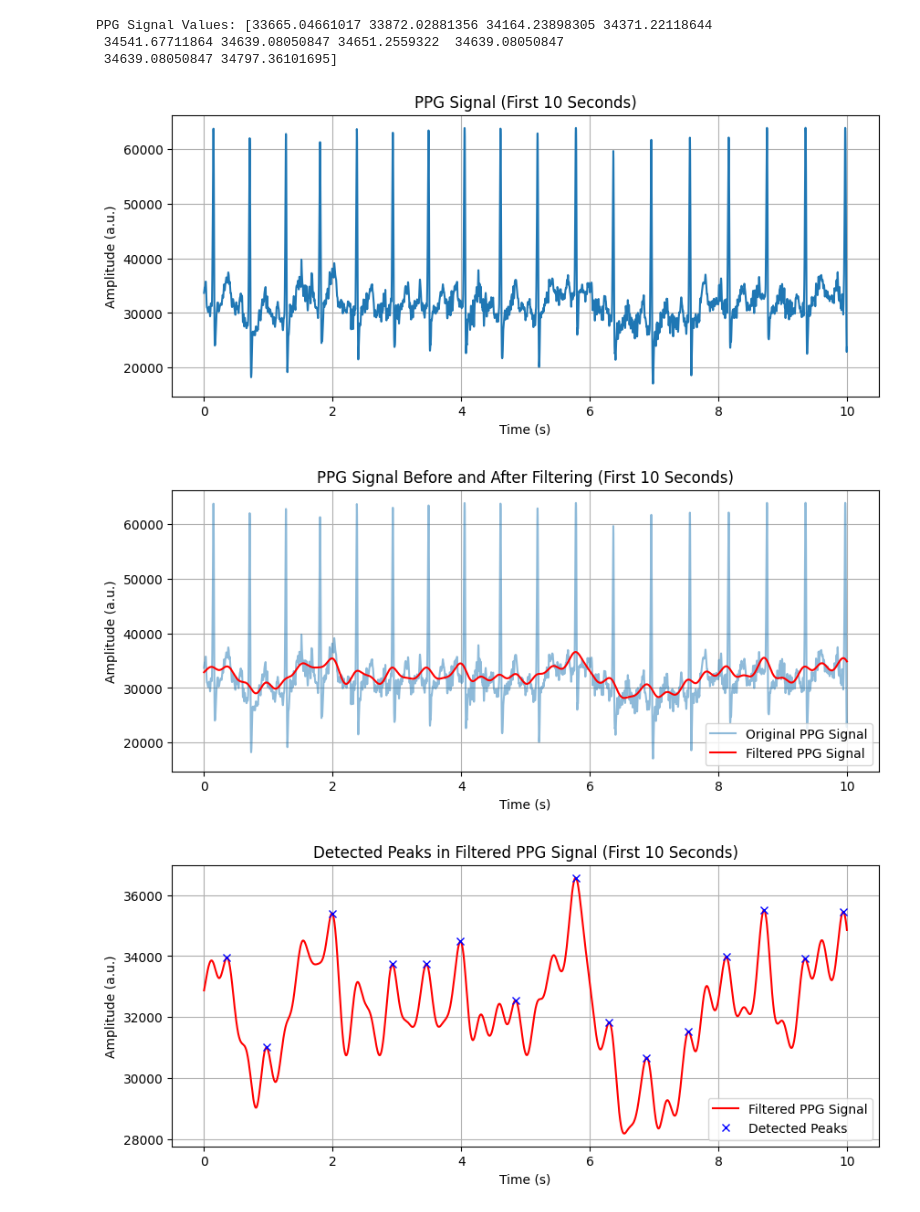
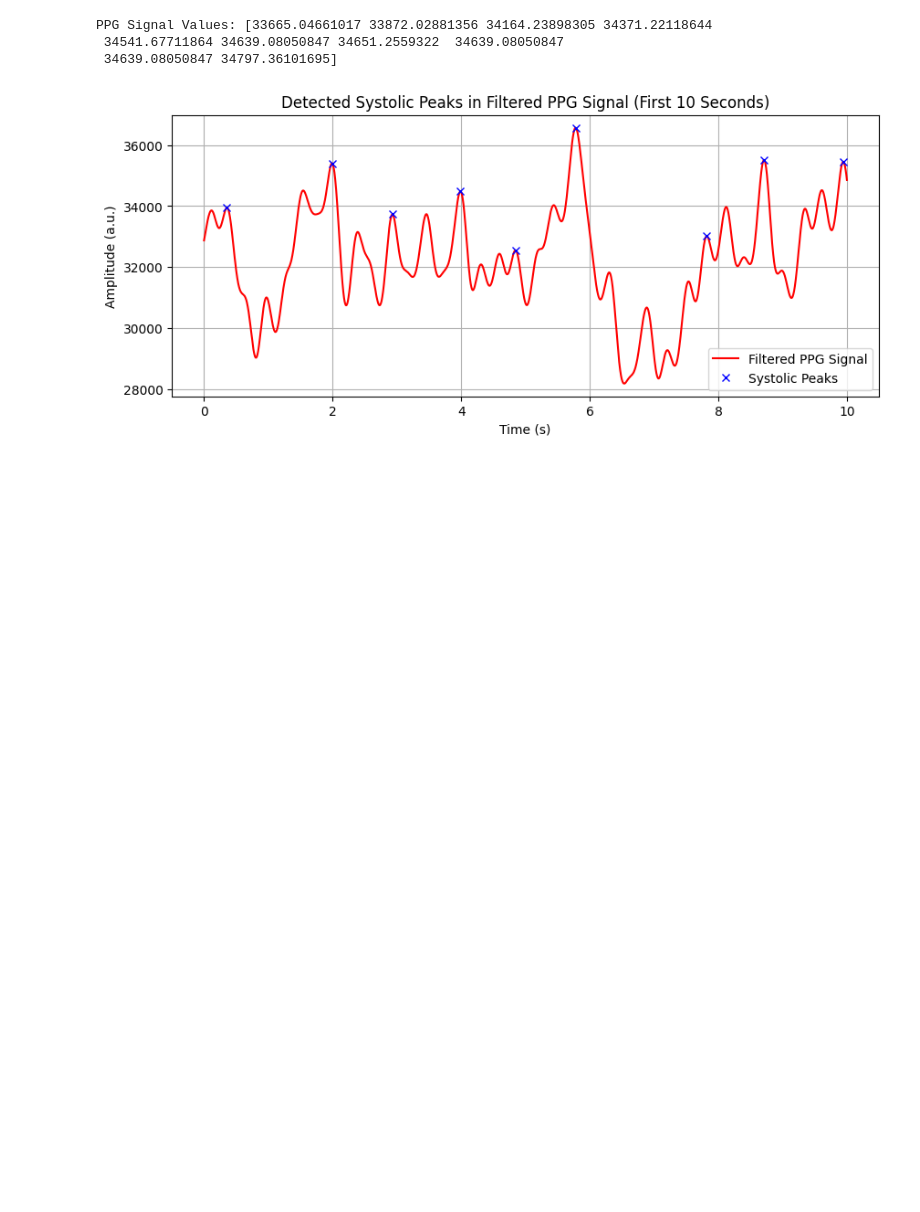
Before and after one commit to HRJ369/DH_307, a Jupyter notebook: DH_307_ppg.ipynb, the cells around one changed output. Cells and saved outputs as stored; diff of their text form; code cells hidden in the pictures; blank space fills up the shorter version.

```diff
--- a/DH_307_ppg.ipynb
+++ b/DH_307_ppg.ipynb
@@ -118,51 +118,41 @@ PPG Signal Values: [33665.04661017 33872.02881356 34164.23898305 34371.22118644
  34541.67711864 34639.08050847 34651.2559322  34639.08050847
  34639.08050847 34797.36101695]
 # %%
+import numpy as np
+import matplotlib.pyplot as plt
+from scipy.signal import find_peaks
+
 # Define time limit (10 seconds)
 time_limit = 10  # seconds
 
 # Find the corresponding index for the time limit
 max_index = int(fs * time_limit)
 
 # Slice the time and signal arrays to 10 seconds
 time_10s = time[:max_index]
 ppg_signal_10s = ppg_signal[:max_index]
 filtered_ppg_signal_10s = filtered_ppg_signal_lowpass[:max_index]
 
-# Plot the original PPG signal (limited to 10 seconds)
+# Parameters for systolic peak detection (these values need tuning)
+min_distance = int(0.6 * fs)  # Minimum distance between peaks (based on typical heart rate, 60-100 bpm)
+prominence_value = 500  # Controls how prominent a peak needs to be
+height_threshold = 32000  # Minimum height to be considered a systolic peak
+
+# Detect systolic peaks based on prominence, distance, and height threshold
+peaks, properties = find_peaks(filtered_ppg_signal_10s,
+                               distance=min_distance,
+                               prominence=prominence_value,
+                               height=height_threshold)
+
+# Plot the filtered signal with detected systolic peaks (limited to 10 seconds)
 plt.figure(figsize=(10, 4))
-plt.plot(time_10s, ppg_signal_10s)
+plt.plot(time_10s, filtered_ppg_signal_10s, label='Filtered PPG Signal', color='red')
+plt.plot(time_10s[peaks], filtered_ppg_signal_10s[peaks], "x", label='Systolic Peaks', color='blue')
 plt.xlabel('Time (s)')
 plt.ylabel('Amplitude (a.u.)')
-plt.title('PPG Signal (First 10 Seconds)')
-plt.grid()
-plt.show()
-
-# Plot the original and filtered signals (limited to 10 seconds)
-plt.figure(figsize=(10, 4))
-plt.plot(time_10s, ppg_signal_10s, label='Original PPG Signal', alpha=0.5)
-plt.plot(time_10s, filtered_ppg_signal_10s, label='Filtered PPG Signal', color='red')
-plt.xlabel('Time (s)')
-plt.ylabel('Amplitude (a.u.)')
-plt.title('PPG Signal Before and After Filtering (First 10 Seconds)')
+plt.title('Detected Systolic Peaks in Filtered PPG Signal (First 10 Seconds)')
 plt.legend()
 plt.grid()
 plt.show()
-
-# Peak detection (limited to 10 seconds)
-peaks_10s = peaks[peaks < max_index]
-
-# Plot the filtered signal with detected peaks (limited to 10 seconds)
-plt.figure(figsize=(10, 4))
-plt.plot(time_10s, filtered_ppg_signal_10s, label='Filtered PPG Signal', color='red')
-plt.plot(time_10s[peaks_10s], filtered_ppg_signal_10s[peaks_10s], "x", label='Detected Peaks', color='blue')
-plt.xlabel('Time (s)')
-plt.ylabel('Amplitude (a.u.)')
-plt.title('Detected Peaks in Filtered PPG Signal (First 10 Seconds)')
-plt.legend()
-plt.grid()
-plt.show()
 # %% [output]
-[figure, old version]
+[figure, new version]
-[figure, removed]
-[figure, removed]
```
Also changed, not shown: parts of 5 cells of this notebook.
